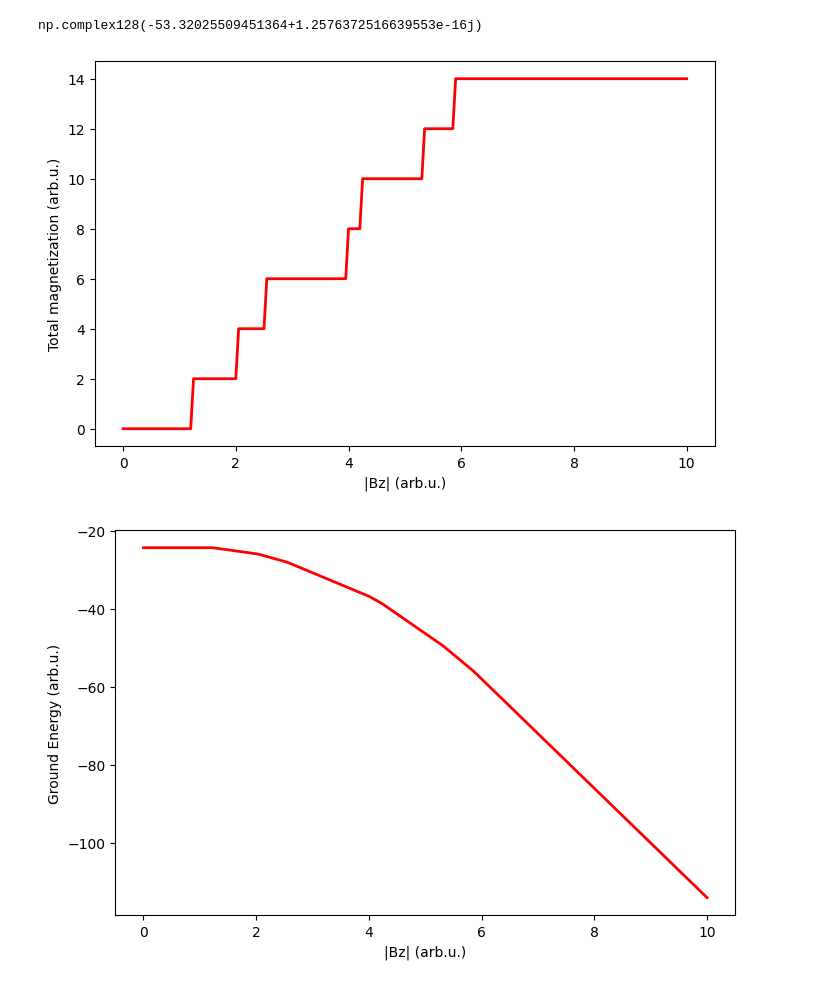
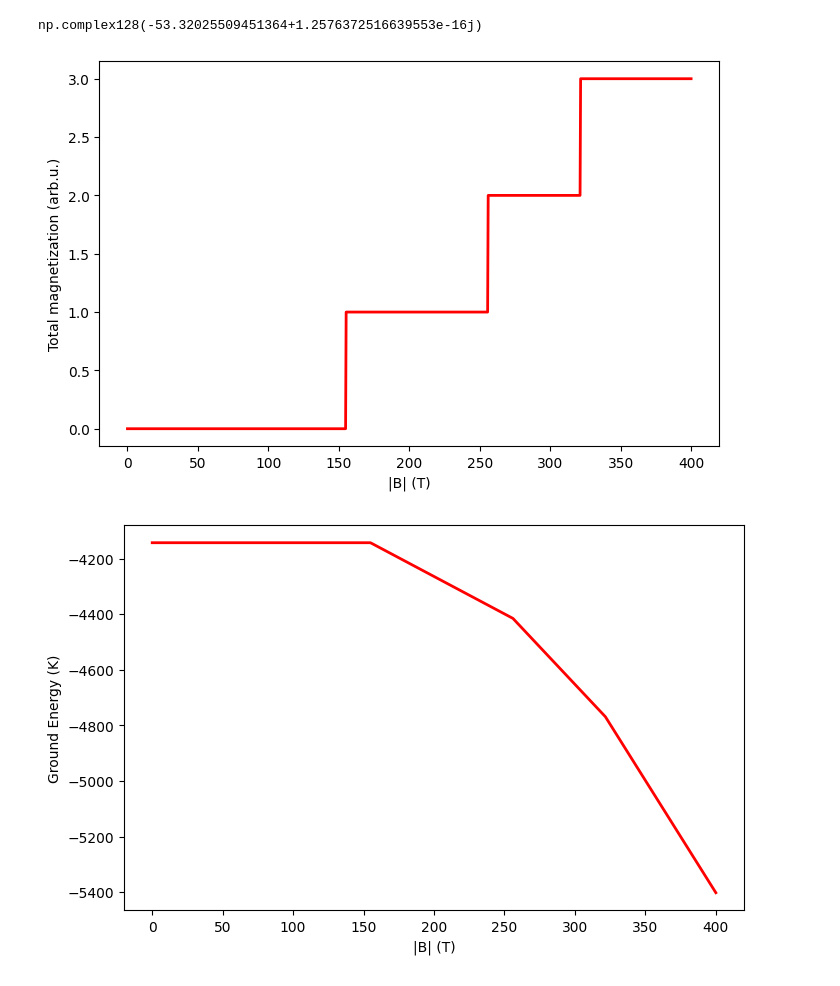
Before and after one commit to YauheniTalochkaN/SpinNet_QuTiP, a Jupyter notebook: EigenValueProblem.ipynb, the cells around one changed output. Saved outputs shown, nothing was run; the diff lists cells and outputs as text; code cells hidden in the pictures.

```diff
--- a/EigenValueProblem.ipynb
+++ b/EigenValueProblem.ipynb
@@ -69,6 +69,8 @@ import gc
 N = 14
 
 J1, J2, J3, J4, J5, J6 = 0.012, 0.694, 0.971, 1.000, 0.894, 0.182
+Junit = 170.0
+gmuB = 1.0 / 0.086 * 0.05788 * 2.0
 
 J1edges = [[1,6],[2,5],[3,6],[4,12],[8,13],[9,12],[10,13],[11,5]]
 J2edges = [[1,2], [2,3], [3,4], [4,1],[8,9],[9,10],[10,11],[11,8]]
@@ -90,6 +92,7 @@ def make_op(index, type_op, N):
 H1x = 0
 H1y = 0
 H1z = 0
+
 for i in range(N):
     H1x += make_op(i, "x", N)
     H1y += make_op(i, "y", N)
@@ -102,9 +105,9 @@ H2 = 0
 def addtermtoH2(J, edges):
     global H2
     for i,j in edges:
-        H2 += J * make_op(i-1, "x", N) * make_op(j-1, "x", N)
-        H2 += J * make_op(i-1, "y", N) * make_op(j-1, "y", N)
-        H2 += J * make_op(i-1, "z", N) * make_op(j-1, "z", N)
+        H2 += J * Junit * make_op(i-1, "x", N) * make_op(j-1, "x", N)
+        H2 += J * Junit * make_op(i-1, "y", N) * make_op(j-1, "y", N)
+        H2 += J * Junit * make_op(i-1, "z", N) * make_op(j-1, "z", N)
         gc.collect()
 
 addtermtoH2(J1, J1edges)
@@ -115,9 +118,9 @@ addtermtoH2(J5, J5edges)
 addtermtoH2(J6, J6edges)
 
 def Hcurrent(Bx, By, Bz):
-    return H2 - Bx * H1x - By * H1y - Bz * H1z
+    return H2 - (Bx * gmuB) * H1x - (By * gmuB) * H1y - (Bz * gmuB) * H1z
 # %%
-Bz = np.linspace(0, 10, 201)
+Bz = np.linspace(0, 400, 1001)
 Energy_ground = []
 TotalMagnetization_ground = []
 
@@ -134,16 +143,16 @@ for b in tqdm(Bz):
 # %%
 plt.figure(figsize=(8, 5))
-plt.plot(Bz, TotalMagnetization_ground, 'r-', linewidth=2)
-plt.xlabel('|Bz| (arb.u.)')
+plt.plot(Bz, TotalMagnetization_per_7nodes, 'r-', linewidth=2)
+plt.xlabel('|B| (T)')
 plt.ylabel('Total magnetization (arb.u.)')
 plt.show()
 # %% [output]
-[figure, old version]
+[figure, new version]
 # %%
 plt.figure(figsize=(8, 5))
 plt.plot(Bz, Energy_ground, 'r-', linewidth=2)
-plt.xlabel('|Bz| (arb.u.)')
-plt.ylabel('Ground Energy (arb.u.)')
+plt.xlabel('|B| (T)')
+plt.ylabel('Ground Energy (K)')
 plt.show()
 # %% [output]
-[figure, old version]
+[figure, new version]
```
Also changed, not shown: parts of 2 cells of this notebook.
